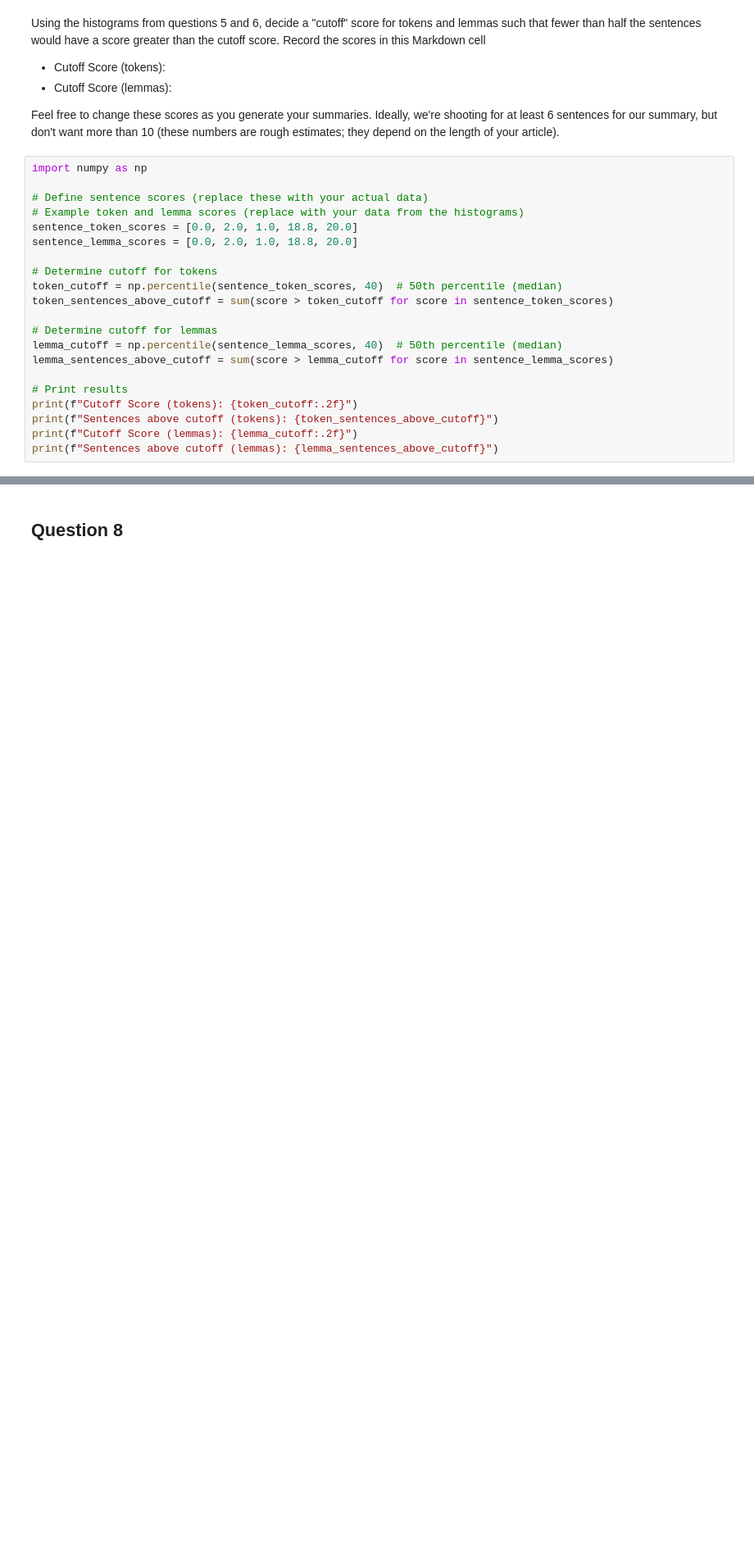
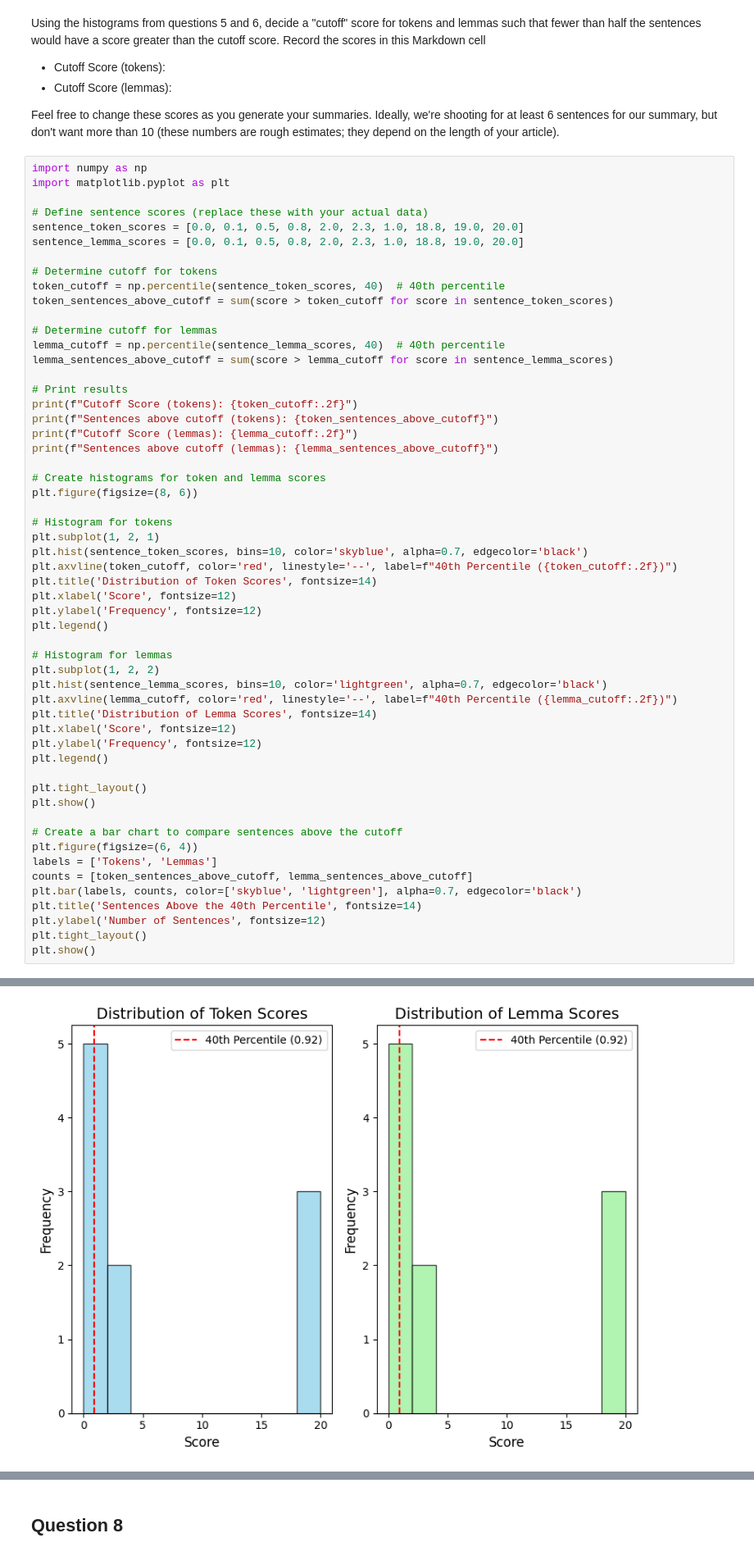
Before and after one commit to 14dstcyr/Applying-Course-Skills, a Jupyter notebook: article-summarizer.ipynb, the cells around one changed output, grey strips where cells are left out. Shown at 82% size. Drawn from its saved outputs; the diff is of its cells as text; blank space fills up the shorter version.

Commit message:
added charts to 7

```diff
--- a/article-summarizer.ipynb
+++ b/article-summarizer.ipynb
@@ -351,18 +351,18 @@ Using the histograms from questions 5 and 6, decide a "cutoff" score for tokens
 Feel free to change these scores as you generate your summaries.  Ideally, we're shooting for at least 6 sentences for our summary, but don't want more than 10 (these numbers are rough estimates; they depend on the length of your article).
 # %%
 import numpy as np
+import matplotlib.pyplot as plt
 
 # Define sentence scores (replace these with your actual data)
-# Example token and lemma scores (replace with your data from the histograms)
-sentence_token_scores = [0.0, 2.0, 1.0, 18.8, 20.0]
-sentence_lemma_scores = [0.0, 2.0, 1.0, 18.8, 20.0]
+sentence_token_scores = [0.0, 0.1, 0.5, 0.8, 2.0, 2.3, 1.0, 18.8, 19.0, 20.0]
+sentence_lemma_scores = [0.0, 0.1, 0.5, 0.8, 2.0, 2.3, 1.0, 18.8, 19.0, 20.0]
 
 # Determine cutoff for tokens
-token_cutoff = np.percentile(sentence_token_scores, 40)  # 50th percentile (median)
+token_cutoff = np.percentile(sentence_token_scores, 40)  # 40th percentile
 token_sentences_above_cutoff = sum(score > token_cutoff for score in sentence_token_scores)
 
 # Determine cutoff for lemmas
-lemma_cutoff = np.percentile(sentence_lemma_scores, 40)  # 50th percentile (median)
+lemma_cutoff = np.percentile(sentence_lemma_scores, 40)  # 40th percentile
 lemma_sentences_above_cutoff = sum(score > lemma_cutoff for score in sentence_lemma_scores)
 
 # Print results
@@ -370,4 +370,38 @@ print(f"Cutoff Score (tokens): {token_cutoff:.2f}")
 print(f"Sentences above cutoff (tokens): {token_sentences_above_cutoff}")
 print(f"Cutoff Score (lemmas): {lemma_cutoff:.2f}")
 print(f"Sentences above cutoff (lemmas): {lemma_sentences_above_cutoff}")
+
+# Create histograms for token and lemma scores
+plt.figure(figsize=(8, 6))
+
+# Histogram for tokens
+plt.subplot(1, 2, 1)
+plt.hist(sentence_token_scores, bins=10, color='skyblue', alpha=0.7, edgecolor='black')
+plt.axvline(token_cutoff, color='red', linestyle='--', label=f"40th Percentile ({token_cutoff:.2f})")
+plt.title('Distribution of Token Scores', fontsize=14)
+plt.xlabel('Score', fontsize=12)
+plt.ylabel('Frequency', fontsize=12)
+plt.legend()
+
+# Histogram for lemmas
+plt.subplot(1, 2, 2)
+plt.hist(sentence_lemma_scores, bins=10, color='lightgreen', alpha=0.7, edgecolor='black')
+plt.axvline(lemma_cutoff, color='red', linestyle='--', label=f"40th Percentile ({lemma_cutoff:.2f})")
+plt.title('Distribution of Lemma Scores', fontsize=14)
+plt.xlabel('Score', fontsize=12)
+plt.ylabel('Frequency', fontsize=12)
+plt.legend()
+
+plt.tight_layout()
+plt.show()
+
+# Create a bar chart to compare sentences above the cutoff
+plt.figure(figsize=(6, 4))
+labels = ['Tokens', 'Lemmas']
+counts = [token_sentences_above_cutoff, lemma_sentences_above_cutoff]
+plt.bar(labels, counts, color=['skyblue', 'lightgreen'], alpha=0.7, edgecolor='black')
+plt.title('Sentences Above the 40th Percentile', fontsize=14)
+plt.ylabel('Number of Sentences', fontsize=12)
+plt.tight_layout()
+plt.show()
 # %% [output]
@@ -377,0 +412 @@ Sentences above cutoff (lemmas): 3
+[figure, added]
```
Also changed, not shown: parts of 1 cell of this notebook.
